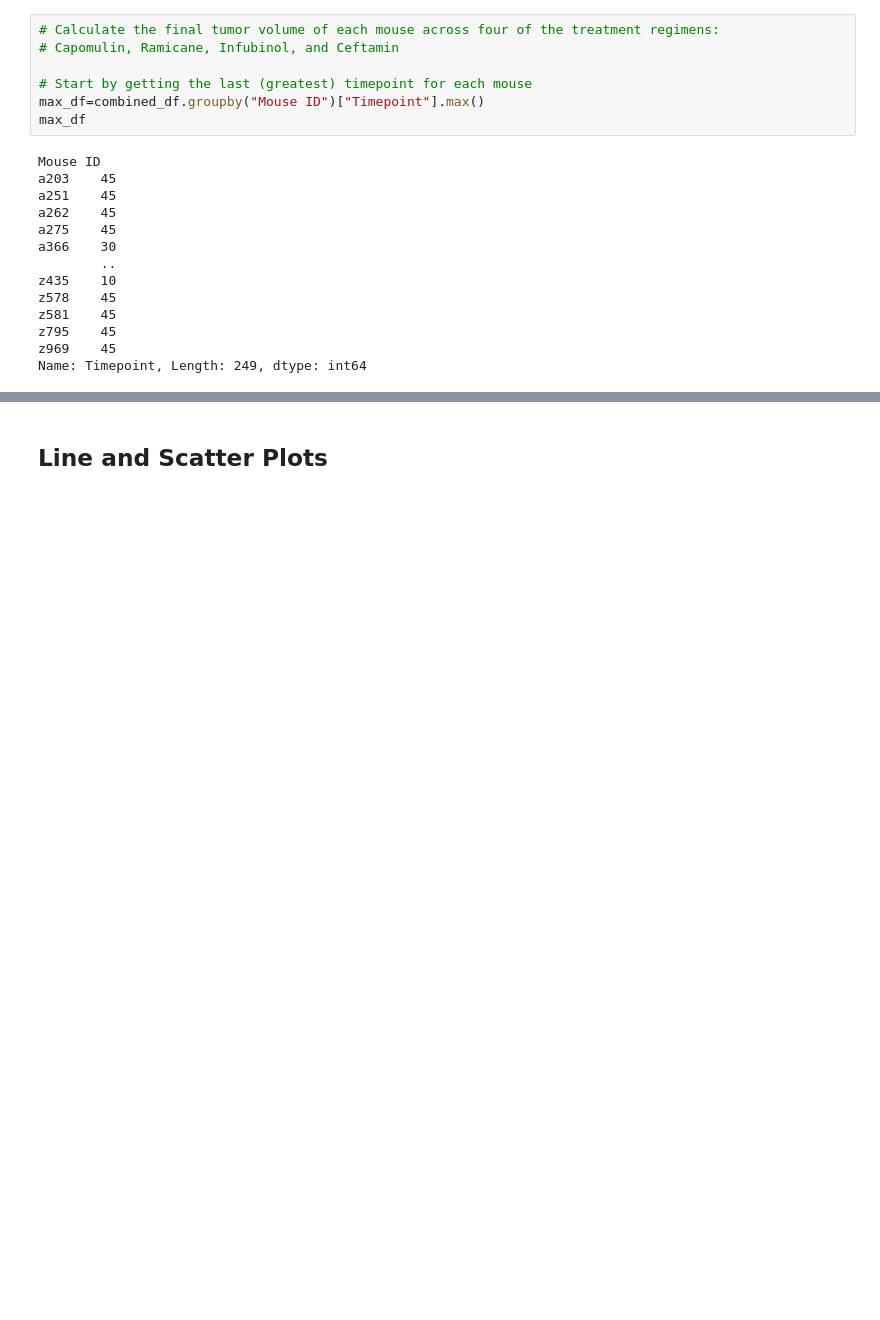
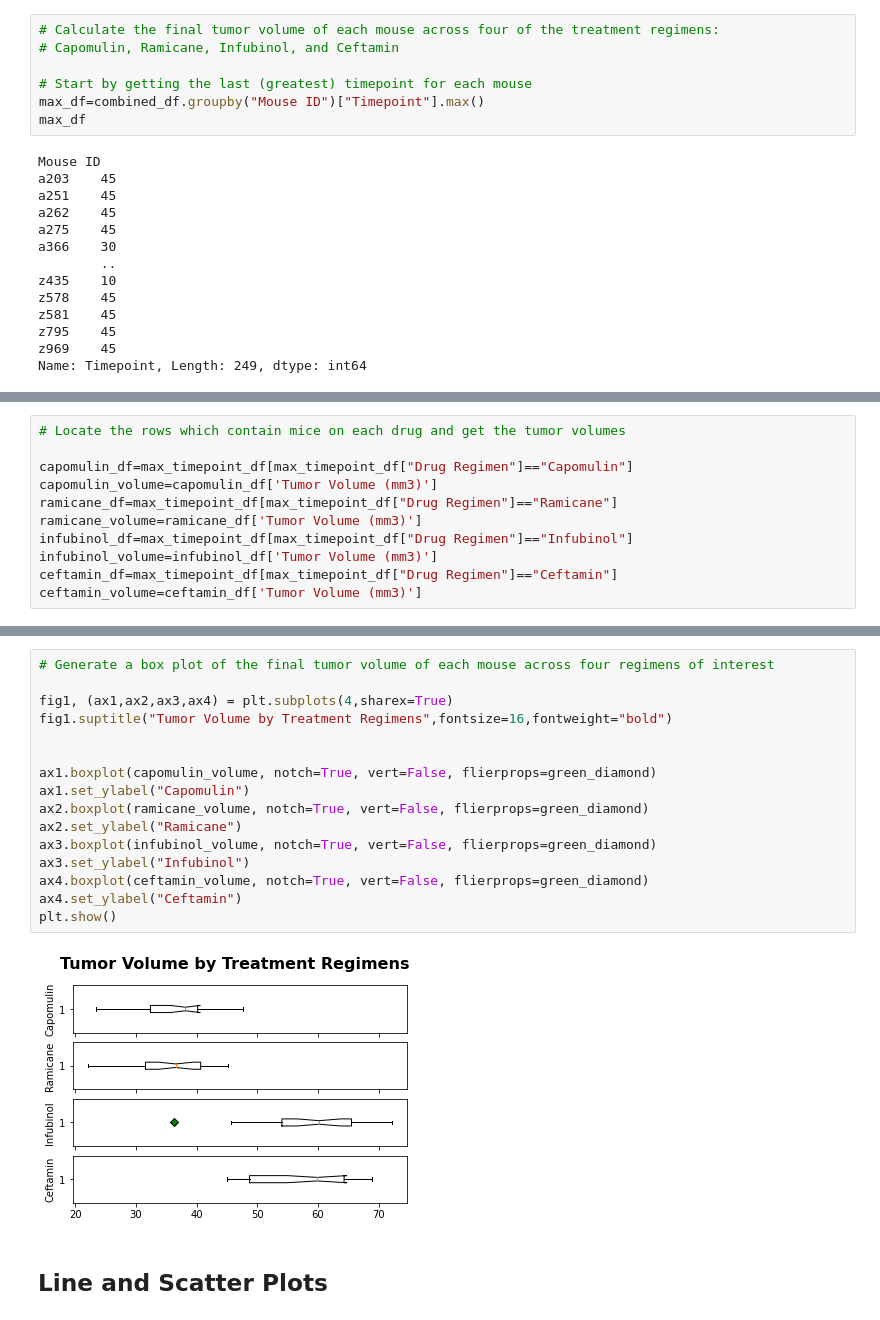
Before and after one commit to Sjenn257/matplotlib-challenge, a Jupyter notebook: pymaceuticals_starter.ipynb, the cells around one changed output, grey strips where cells are left out. Saved outputs shown, nothing was run; the diff lists cells and outputs as text; blank space fills up the shorter version.

```diff
--- a/pymaceuticals_starter.ipynb
+++ b/pymaceuticals_starter.ipynb
@@ -308,0 +363,11 @@ max_timepoint_df
+# %%
+# Locate the rows which contain mice on each drug and get the tumor volumes
+
+capomulin_df=max_timepoint_df[max_timepoint_df["Drug Regimen"]=="Capomulin"]
+capomulin_volume=capomulin_df['Tumor Volume (mm3)']
+ramicane_df=max_timepoint_df[max_timepoint_df["Drug Regimen"]=="Ramicane"]
+ramicane_volume=ramicane_df['Tumor Volume (mm3)']
+infubinol_df=max_timepoint_df[max_timepoint_df["Drug Regimen"]=="Infubinol"]
+infubinol_volume=infubinol_df['Tumor Volume (mm3)']
+ceftamin_df=max_timepoint_df[max_timepoint_df["Drug Regimen"]=="Ceftamin"]
+ceftamin_volume=ceftamin_df['Tumor Volume (mm3)']
@@ -309,3 +432,21 @@ max_timepoint_df
+# %%
+# Generate a box plot of the final tumor volume of each mouse across four regimens of interest
+
+fig1, (ax1,ax2,ax3,ax4) = plt.subplots(4,sharex=True)
+fig1.suptitle("Tumor Volume by Treatment Regimens",fontsize=16,fontweight="bold")
+
+
+ax1.boxplot(capomulin_volume, notch=True, vert=False, flierprops=green_diamond)
+ax1.set_ylabel("Capomulin")
+ax2.boxplot(ramicane_volume, notch=True, vert=False, flierprops=green_diamond)
+ax2.set_ylabel("Ramicane")
+ax3.boxplot(infubinol_volume, notch=True, vert=False, flierprops=green_diamond)
+ax3.set_ylabel("Infubinol")
+ax4.boxplot(ceftamin_volume, notch=True, vert=False, flierprops=green_diamond)
+ax4.set_ylabel("Ceftamin")
+plt.show()
+# %% [output]
+[figure, added]
 # %% [markdown]
 ## Line and Scatter Plots
 # %%
```
Also changed, not shown: parts of 14 cells of this notebook.
